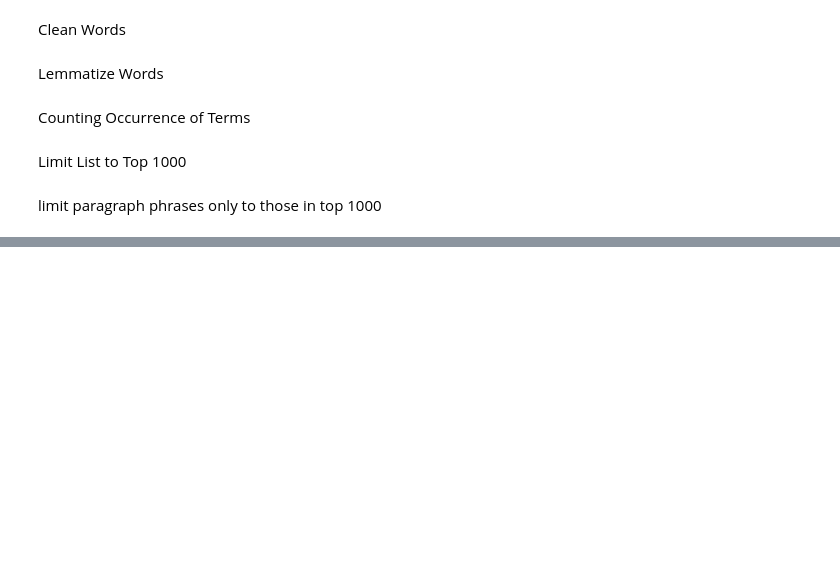
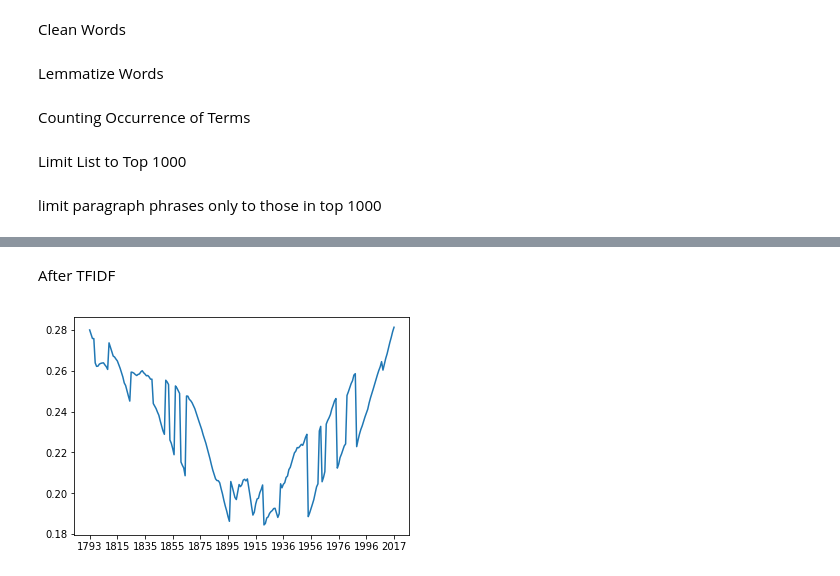
Before and after one commit to marioamz/State-of-the-Unions, a Jupyter notebook: pipeline_preprocessing.ipynb, the cells around one changed output, grey strips where cells are left out. Drawn from its saved outputs; the diff is of its cells as text; code cells hidden in the pictures; blank space fills up the shorter version.

```diff
--- a/pipeline_preprocessing.ipynb
+++ b/pipeline_preprocessing.ipynb
@@ -95,0 +101,25 @@ sorted(lists, key=lambda x: x[1])
+# %%
+after_1914 = years[(1914-pd.to_numeric(years[0])):]
+after_dict = {k: v for k, v in limited_paragraphs.items() if k[1] in after_1914}
+# %% [markdown]
+After TFIDF
+# %%
+after_tfidfs = up.corpus_tfidf(after_dict, counted_words, top_words)
+# %%
+after_periods, after_dissimilarity = up.periodization(after_tfidfs)
+# %%
+new_periods = {**before_periods, **after_periods}
+# %%
+import matplotlib.pylab as plt
+import matplotlib.ticker as ticker
+
+lists = sorted(new_periods.items()) # sorted by key, return a list of tuples
+x, y = zip(*lists) # unpack a list of pairs into two tuples
+
+ax = plt.axes()
+ax.xaxis.set_major_locator(ticker.MultipleLocator(20))
+
+plt.plot(x, y)
+plt.show()
+# %% [output]
+[figure, added]
```
Also changed, not shown: parts of 14 cells of this notebook, 1 other file.
